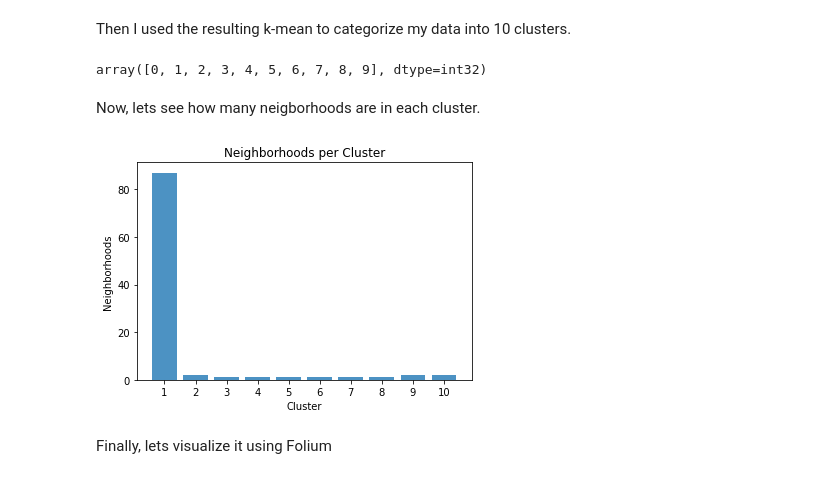
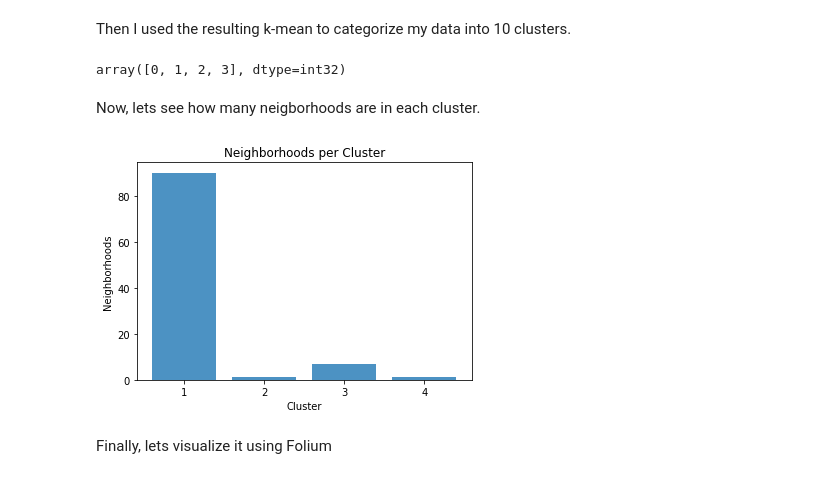
Before and after one commit to leandroleberon/Coursera_Capstone, a Jupyter notebook: Coursera Capstone Project.ipynb, the cells around one changed output. Drawn from its saved outputs; the diff is of its cells as text; code cells hidden in the pictures.

```diff
--- a/Coursera Capstone Project.ipynb
+++ b/Coursera Capstone Project.ipynb
@@ -324,33 +324,35 @@ plt.show()
 # %% [markdown]
 Then I used the resulting k-mean to categorize my data into 10 clusters.
 # %%
-kclusters = 10
+kclusters = 4
 toronto_grouped_clustering = indian_res.drop('Neighborhood', 1)
 kmeans = KMeans(n_clusters=kclusters, random_state=0).fit(toronto_grouped_clustering)
 kmeans.labels_[0:10]
 np.unique(kmeans.labels_)
 # %% [output]
-array([0, 1, 2, 3, 4, 5, 6, 7, 8, 9], dtype=int32)
+array([0, 1, 2, 3], dtype=int32)
 # %% [markdown]
 Now, lets see how many neigborhoods are in each cluster.
 # %%
+
+
 indian_res["Cluster Labels"] = kmeans.labels_
 indian_res.head()
-objects = (1,2,3,4,5,6,7,8,9,10)
+objects = (1,2,3,4)
 y_pos = np.arange(len(objects))
 performance = indian_res['Cluster Labels'].value_counts().to_frame().sort_index(ascending=True)
 perf = performance['Cluster Labels'].tolist()
 plt.bar(y_pos, perf, align='center', alpha=0.8)
 plt.xticks(y_pos, objects)
 plt.ylabel('Neighborhoods')
 plt.xlabel('Cluster')
 plt.title('Neighborhoods per Cluster')
 
 plt.show()
 indian_res['Cluster Labels'].value_counts()
 indian_res["Cluster Labels"] = kmeans.labels_
 # %% [output]
-[figure, old version]
+[figure, new version]
 # %% [markdown]
 Finally, lets visualize it using Folium
 # %%
```
Also changed, not shown: parts of 4 cells of this notebook.
